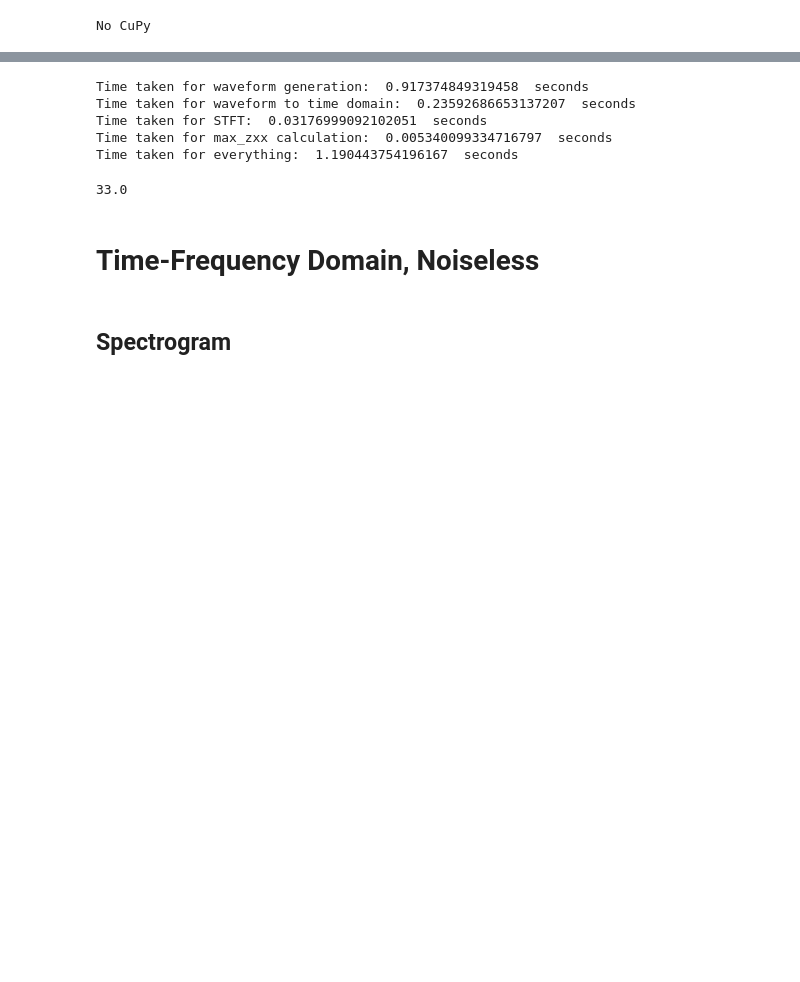
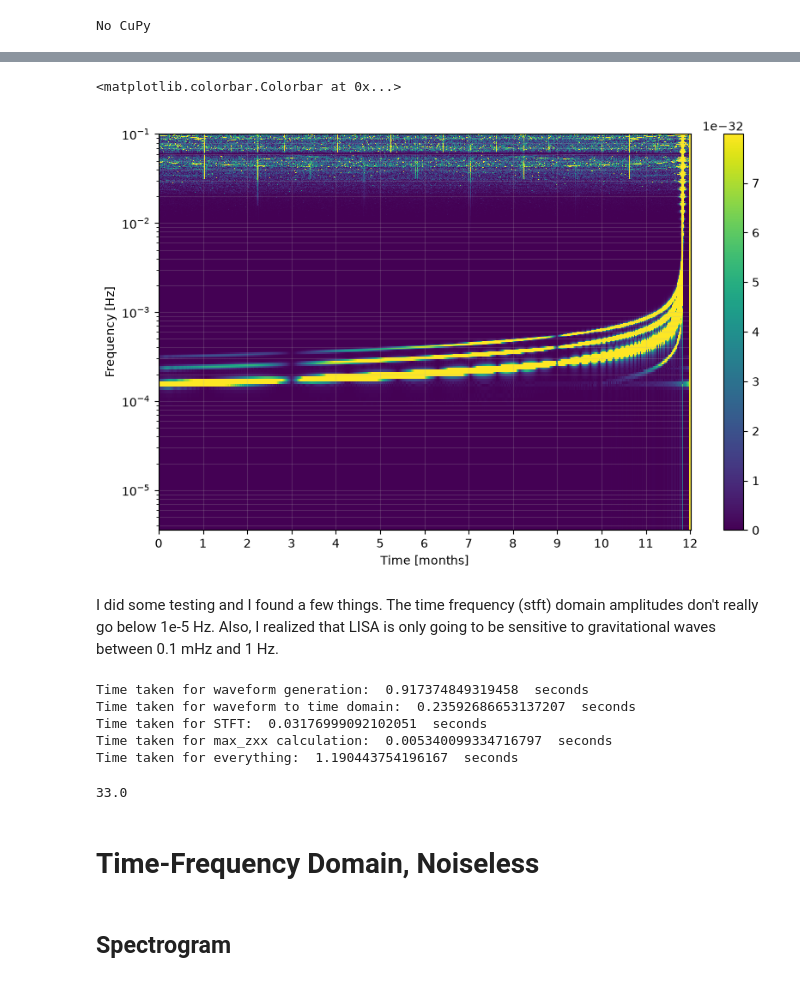
Before and after one commit to manishprasad0/LISA_Modulation, a Jupyter notebook: testing/antenna_modulation.ipynb, the cells around one changed output, grey strips where cells are left out. Saved outputs shown, nothing was run; the diff lists cells and outputs as text; code cells hidden in the pictures; blank space fills up the shorter version.

```diff
--- a/testing/antenna_modulation.ipynb
+++ b/testing/antenna_modulation.ipynb
@@ -86,3 +116,19 @@ plt.legend()
+# %%
+t_months = t/(24*3600)/30.45428241
+
+plt.figure(figsize=(10, 6))
+plt.pcolormesh(t_months, f, np.abs(Zxx[2]), vmin=0, vmax= np.max(np.abs(Zxx[2]))/10000000000, cmap='viridis')
+plt.grid(True, which='both', alpha=0.2)
+plt.xticks(np.arange(0, 13, 1))
+plt.yscale('log')
+plt.ylabel('Frequency [Hz]',)
+plt.xlabel('Time [months]',)
+plt.colorbar()
+# %% [output]
+<matplotlib.colorbar.Colorbar at 0x...>
+[figure, added]
+# %% [markdown]
+I did some testing and I found a few things. The time frequency (stft) domain amplitudes don't really go below 1e-5 Hz. Also, I realized that LISA is only going to be sensitive to gravitational waves between 0.1 mHz and 1 Hz.
 # %%
 DAY_SI = 24*3600
 Tobs = YRSID_SI
```
Also changed, not shown: parts of 5 cells of this notebook, 2 other files.
